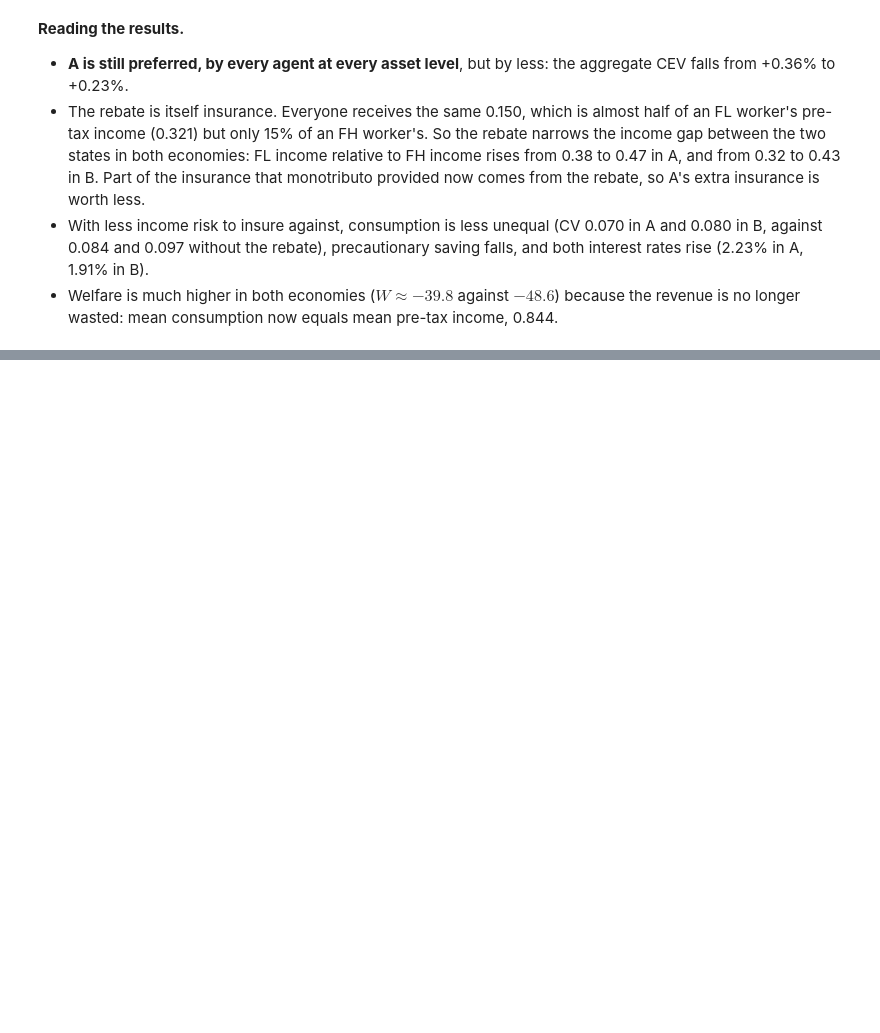
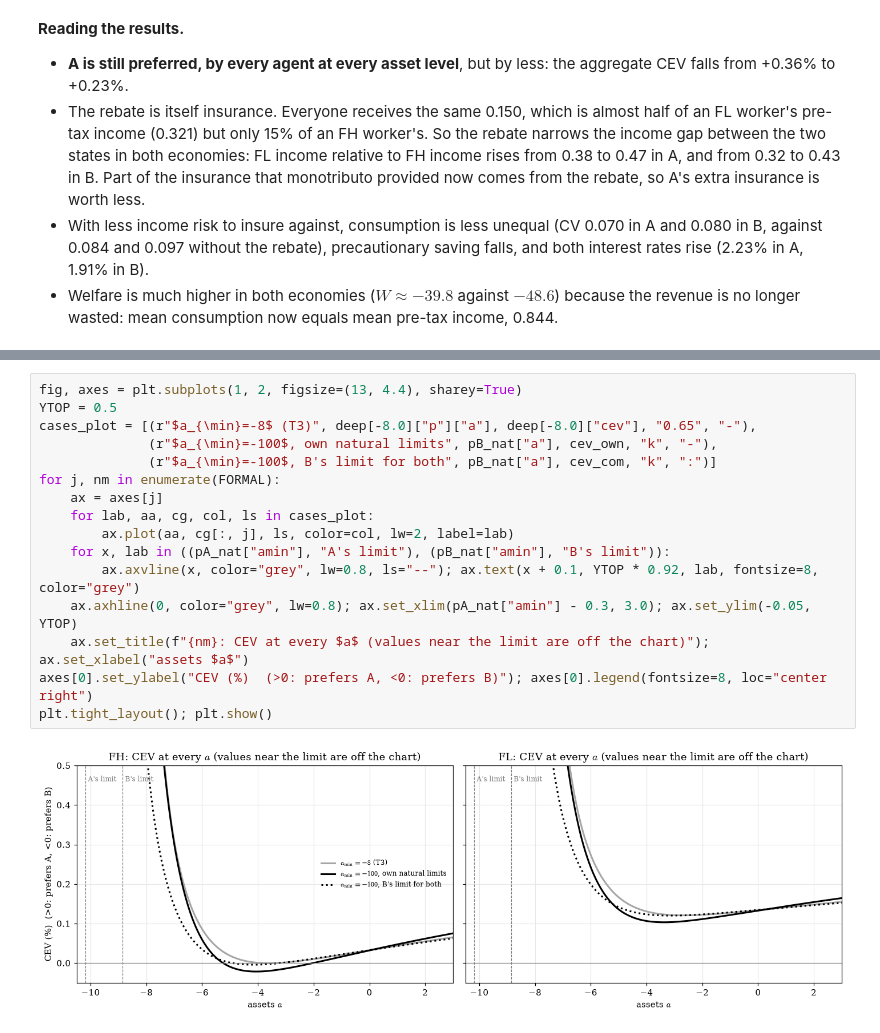
Before and after one commit to gtriberti9/Thesis_ArgFiscal, a Jupyter notebook: building_pipeline/formal_econ.ipynb, the cells around one changed output, grey strips where cells are left out. Drawn from its saved outputs; the diff is of its cells as text; blank space fills up the shorter version.

```diff
--- a/building_pipeline/formal_econ.ipynb
+++ b/building_pipeline/formal_econ.ipynb
@@ -1178,0 +1448,18 @@ plt.tight_layout(); plt.show()
+# %%
+fig, axes = plt.subplots(1, 2, figsize=(13, 4.4), sharey=True)
+YTOP = 0.5
+cases_plot = [(r"$a_{\min}=-8$ (T3)", deep[-8.0]["p"]["a"], deep[-8.0]["cev"], "0.65", "-"),
+              (r"$a_{\min}=-100$, own natural limits", pB_nat["a"], cev_own, "k", "-"),
+              (r"$a_{\min}=-100$, B's limit for both", pB_nat["a"], cev_com, "k", ":")]
+for j, nm in enumerate(FORMAL):
+    ax = axes[j]
+    for lab, aa, cg, col, ls in cases_plot:
+        ax.plot(aa, cg[:, j], ls, color=col, lw=2, label=lab)
+    for x, lab in ((pA_nat["amin"], "A's limit"), (pB_nat["amin"], "B's limit")):
+        ax.axvline(x, color="grey", lw=0.8, ls="--"); ax.text(x + 0.1, YTOP * 0.92, lab, fontsize=8, color="grey")
+    ax.axhline(0, color="grey", lw=0.8); ax.set_xlim(pA_nat["amin"] - 0.3, 3.0); ax.set_ylim(-0.05, YTOP)
+    ax.set_title(f"{nm}: CEV at every $a$ (values near the limit are off the chart)"); ax.set_xlabel("assets $a$")
+axes[0].set_ylabel("CEV (%)  (>0: prefers A, <0: prefers B)"); axes[0].legend(fontsize=8, loc="center right")
+plt.tight_layout(); plt.show()
+# %% [output]
+[figure, added]
```
Also changed, not shown: parts of 9 cells of this notebook, 1 other file.
